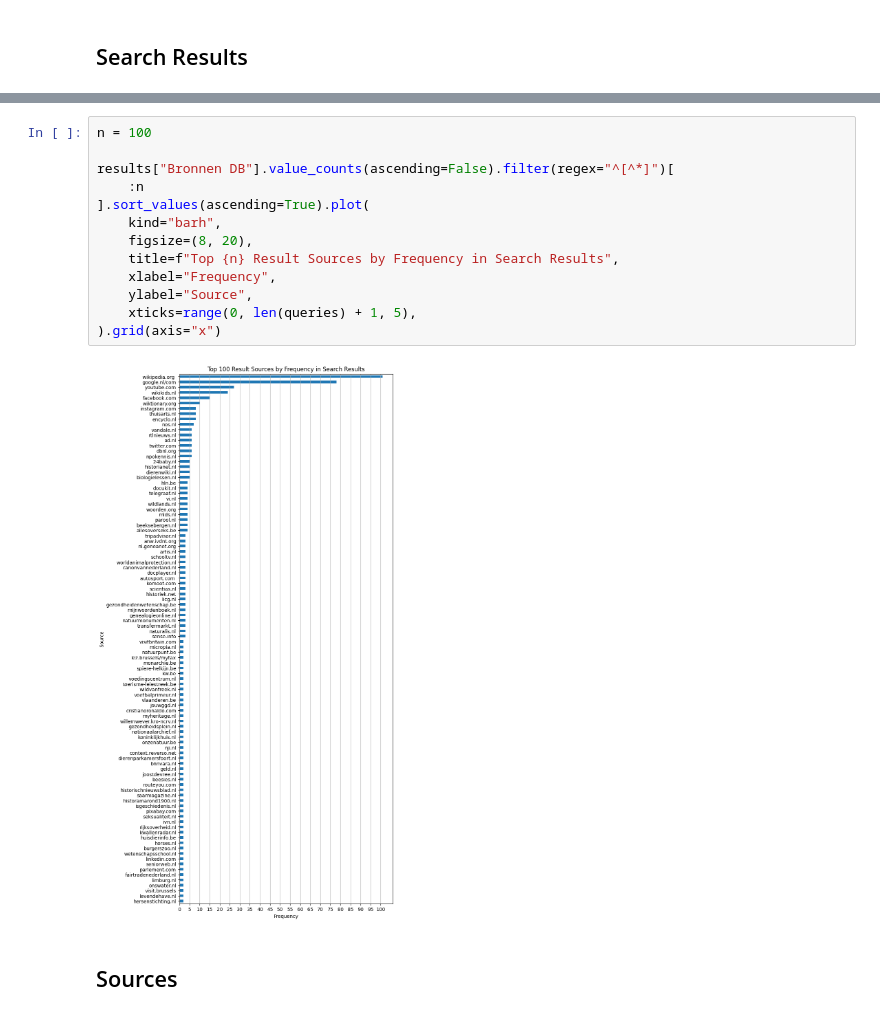
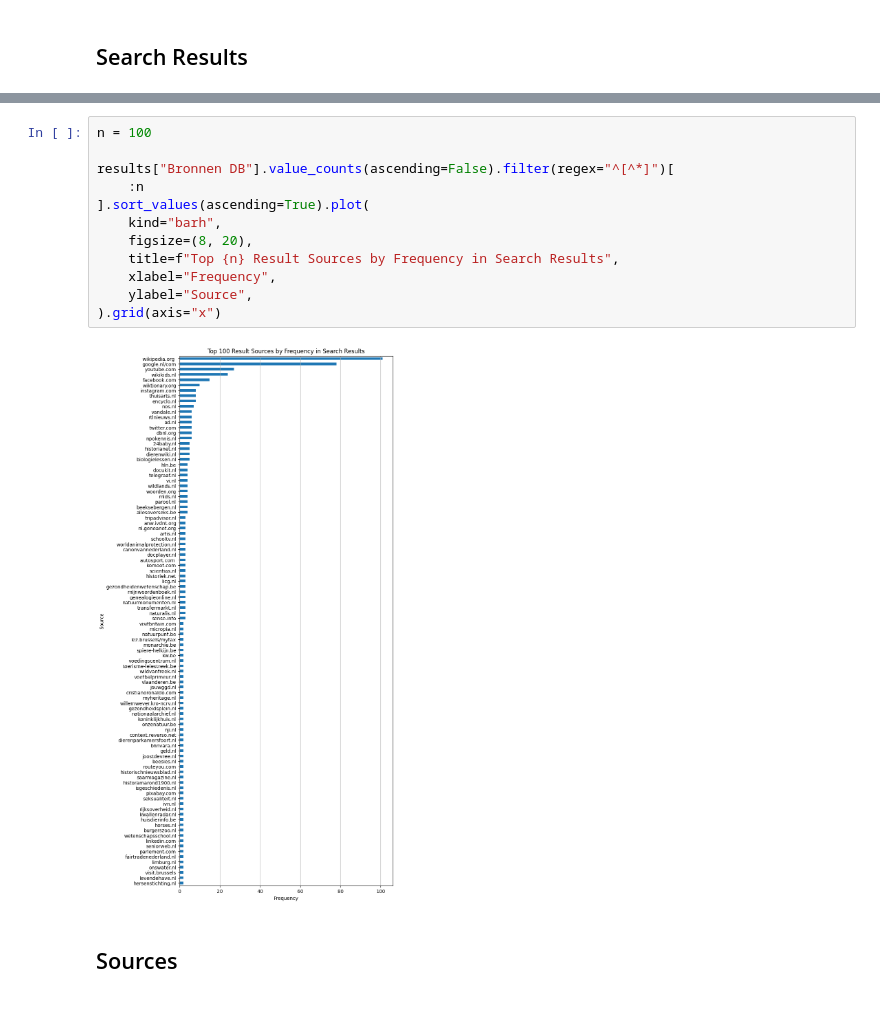
Before and after one commit to SlimZoeken/100queries, a Jupyter notebook: notebooks/analysis.ipynb, the cells around one changed output, grey strips where cells are left out. Cells and saved outputs as stored; diff of their text form.

```diff
--- a/notebooks/analysis.ipynb
+++ b/notebooks/analysis.ipynb
@@ -229,18 +177,17 @@ results["Bron: Vrije labels"].str.split(",").explode().value_counts(
 # %%
 n = 100
 
 results["Bronnen DB"].value_counts(ascending=False).filter(regex="^[^*]")[
     :n
 ].sort_values(ascending=True).plot(
     kind="barh",
     figsize=(8, 20),
     title=f"Top {n} Result Sources by Frequency in Search Results",
     xlabel="Frequency",
     ylabel="Source",
-    xticks=range(0, len(queries) + 1, 5),
 ).grid(axis="x")
 # %% [output]
-[figure, old version]
+[figure, new version]
 # %% [markdown]
 ## Sources
 # %%
```
Also changed, not shown: parts of 11 cells of this notebook.
